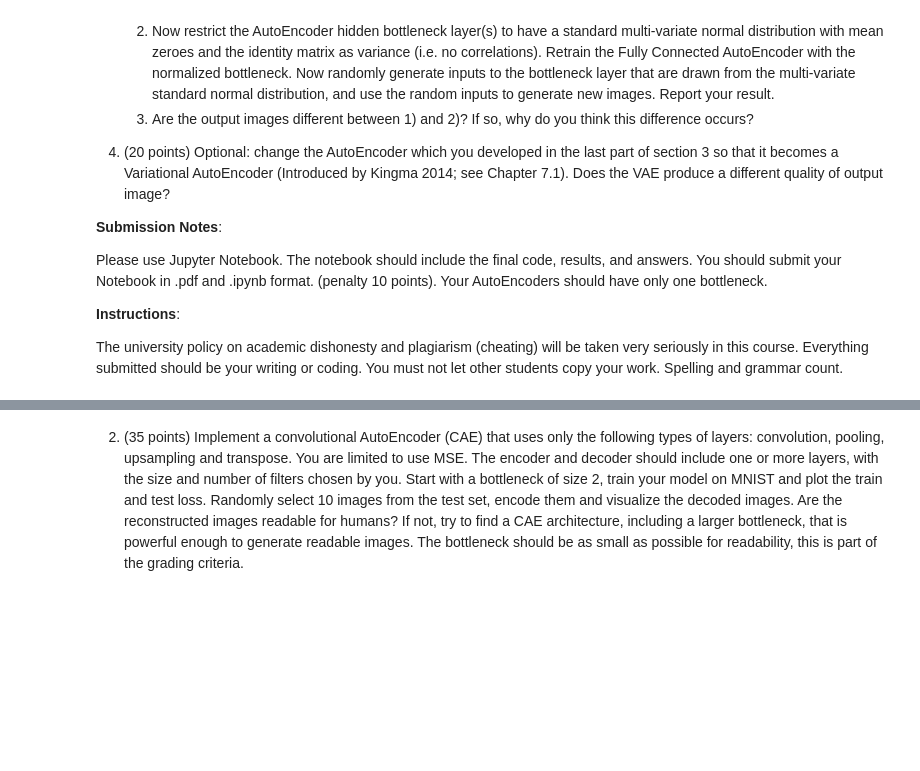
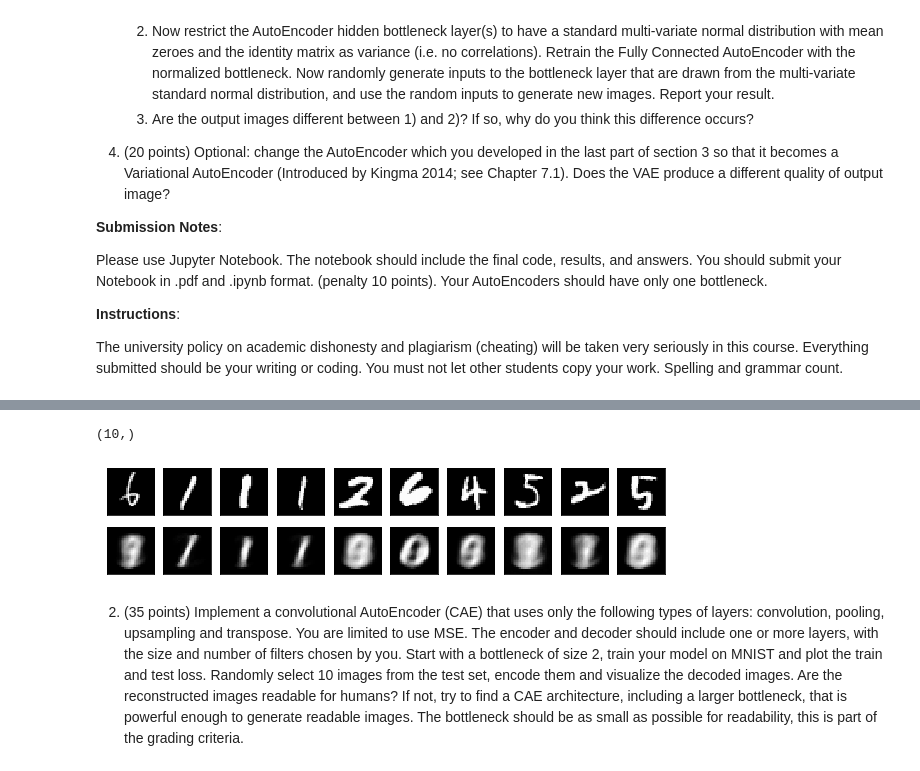
Before and after one commit to lpan18/deep-learning, a Jupyter notebook: Assign4/four.ipynb, the cells around one changed output, grey strips where cells are left out. Cells and saved outputs as stored; diff of their text form; code cells hidden in the pictures; blank space fills up the shorter version.

```diff
--- a/Assign4/four.ipynb
+++ b/Assign4/four.ipynb
@@ -58,13 +63,30 @@ print('x_test shape: ', x_test.shape)
 # %%
 # Build model
+intermidiate1_dim = 32
+intermidiate2_dim = 16
+latent_dim = 2
+
 input_dim = x_train.shape[1] # 784
+
+# Encoder
 input_img = Input(shape=(input_dim,))
-x = Dense(32, activation='relu')(input_img)
-x = Dense(16, activation='relu')(x)
-encoded = Dense(2, activation='relu')(x)
-x = Dense(16, activation='relu')(encoded)
-x = Dense(32, activation='relu')(x)
+x = Dense(intermidiate1_dim, activation='relu')(input_img)
+x = Dense(intermidiate2_dim, activation='relu')(x)
+encoded = Dense(latent_dim, activation='relu')(x)
+
+fc_encoder = Model(input_img, encoded, name='fc_encoder')
+fc_encoder.summary()
+
+# Decoder
+latent_inputs = Input(shape=(latent_dim,))
+x = Dense(intermidiate2_dim, activation='relu')(latent_inputs)
+x = Dense(intermidiate1_dim, activation='relu')(x)
 decoded = Dense(input_dim, activation='sigmoid')(x)
 
-fc_autoencoder = Model(input_img, decoded, name='fc_autoencoder')
+fc_decoder = Model(latent_inputs, decoded, name='fc_decoder')
+fc_decoder.summary()
+
+# FC-autoencoder
+outputs = fc_decoder(fc_encoder(input_img))
+fc_autoencoder = Model(input_img, outputs, name='fc_autoencoder')
 fc_autoencoder.summary()
@@ -81,7 +121,7 @@ logfile = CSVLogger(result_root_folder+'/train.log', append=False, separator=','
 fc_autoencoder.compile(optimizer='adam', loss='mean_squared_error', metrics=['accuracy'])
 history = fc_autoencoder.fit(x_train, x_train,
         batch_size=256,
-        epochs=1,#50,
+        epochs=3,#50,
         verbose=1,
         callbacks=[checkpointer, logfile],
         shuffle=True,
@@ -108,22 +159,26 @@ plt.savefig(result_root_folder+'/loss.png')
 # %%
 # Randomly select 10 images from the test set, encode them and visualize the decoded images.
 np.random.seed(0)
 n = 10
 decoded_images = fc_autoencoder.predict(x_test)
 
 rand_indices = np.random.randint(x_test.shape[0], size=n)
+print(rand_indices.shape)
 plt.figure(figsize=(10, 2))
 plt.gray()
-for i in range(1, n):
-    ax = plt.subplot(2, n, i)
+for i in range(n):
+    ax = plt.subplot(2, n, i + 1)
     plt.imshow(x_test[rand_indices[i]].reshape(28, 28))
     ax.get_xaxis().set_visible(False)
     ax.get_yaxis().set_visible(False)
-    ax = plt.subplot(2, n, n + i)
+    ax = plt.subplot(2, n, n + i + 1)
     plt.imshow(decoded_images[rand_indices[i]].reshape(28, 28))
     ax.get_xaxis().set_visible(False)
     ax.get_yaxis().set_visible(False)
 plt.show()
+# %% [output]
+(10,)
+[figure, added]
 # %% [markdown]
 2. (35 points) Implement a convolutional AutoEncoder (CAE) that uses only the following types of layers: convolution, pooling, upsampling and transpose. You are limited to use MSE. The encoder and decoder should include one or more layers, with the size and number of filters chosen by you. Start with a bottleneck of size 2, train your model on MNIST and plot the train and test loss. Randomly select 10 images from the test set, encode them and visualize the decoded images. Are the reconstructed images readable for humans? If not, try to find a CAE architecture, including a larger bottleneck, that is powerful enough to generate readable images. The bottleneck should be as small as possible for readability, this is part of the grading criteria.
 # %%
```
Also changed, not shown: parts of 23 cells of this notebook.
